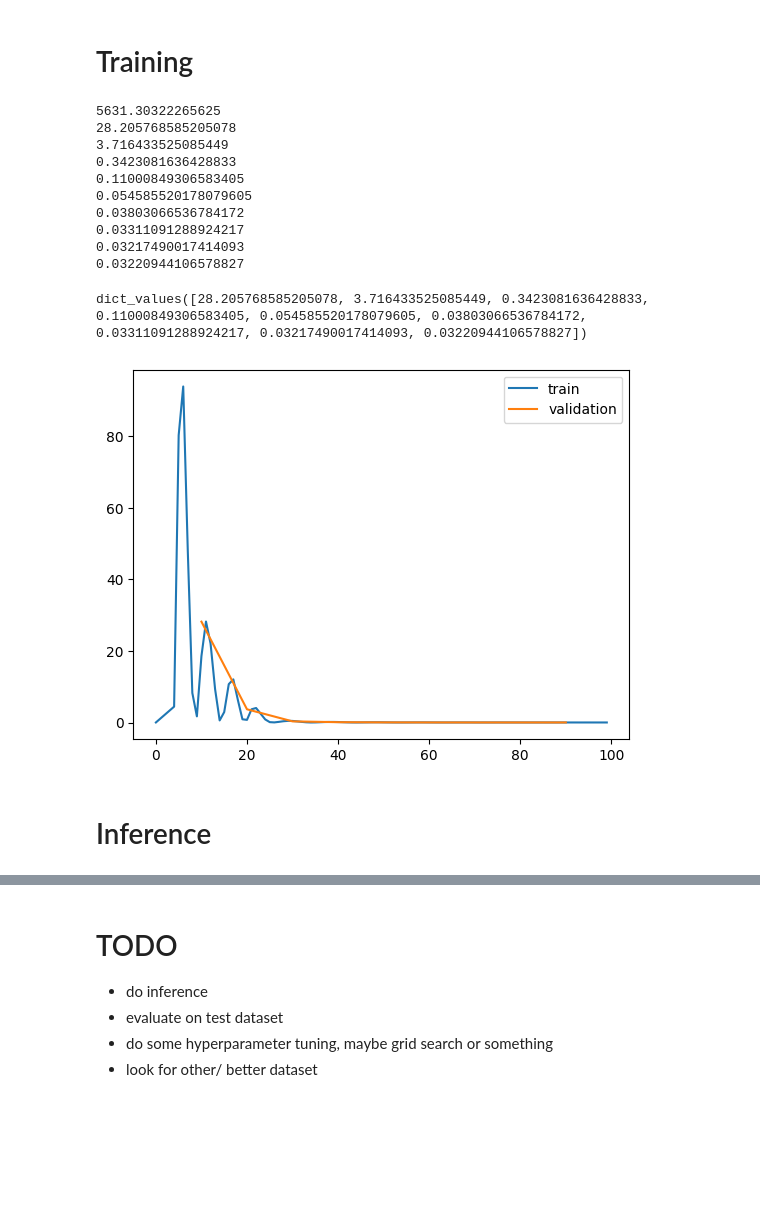
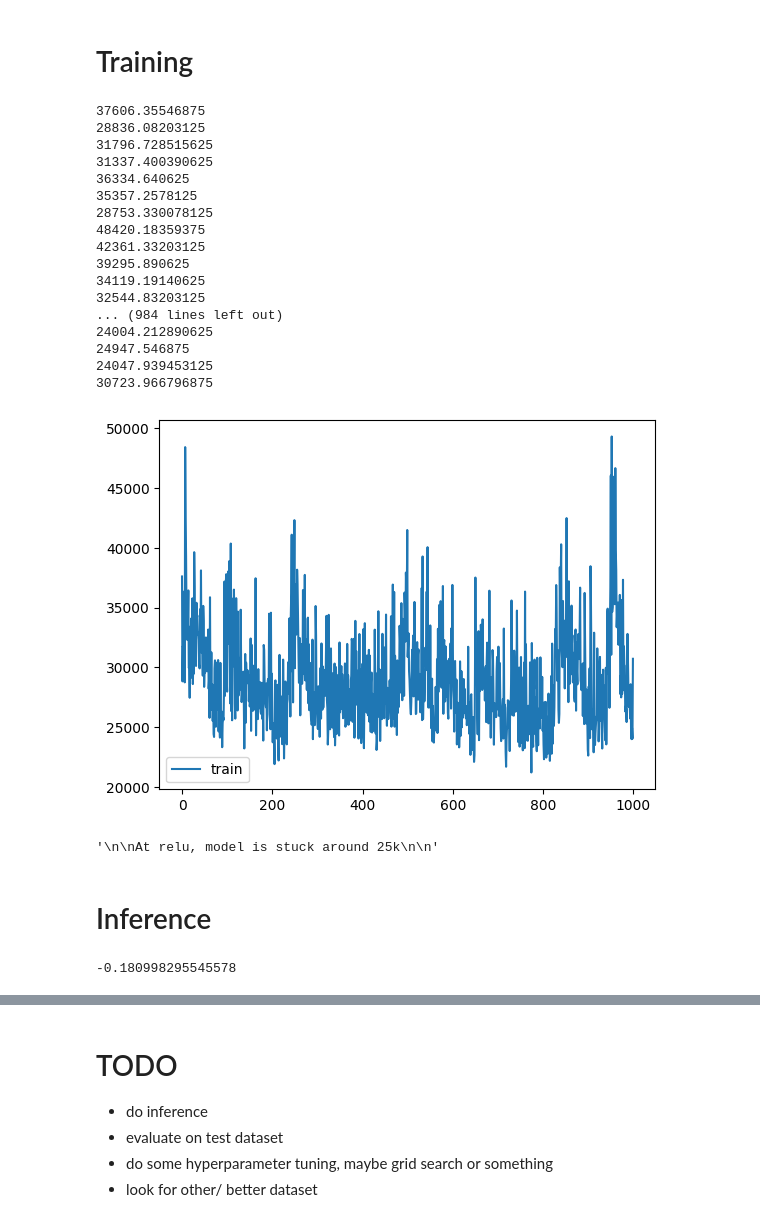
Before and after one commit to Arjun-G-Ravi/AI-Chess, a Jupyter notebook: chessEngineTrainer.ipynb, the cells around one changed output, grey strips where cells are left out. Drawn from its saved outputs; the diff is of its cells as text; code cells hidden in the pictures; blank space fills up the shorter version.

```diff
--- a/chessEngineTrainer.ipynb
+++ b/chessEngineTrainer.ipynb
@@ -7,7 +7,7 @@ import matplotlib.pyplot as plt
 # %% [markdown]
 # Preprocessing
 # %%
-df = pd.read_csv('fen_analysis.csv').sample(frac=1) # This shuffles the rows
+df = pd.read_csv('fen_analysis.csv').sample(frac=1)[:30000] # This shuffles the rows
 df
 # %% [output]
 |  | fen_value | score |
@@ -72,16 +72,19 @@ y = y[test_split:]
 # Training
 # %%
 # hyperparameters
-lr = 0.01
-num_steps = 100
-bs = 12800
+lr = 0.05
+num_steps = 1000
+bs = 128000*4
 # allowed_error = 100 #
+d1 = {1:10, 2:20}
+if bs > len(X): bs = len(X)
 # %%
 model = MLPEngine(embedding_dim=32).to(device)
 loss_category = nn.MSELoss()
-optimiser = torch.optim.Adam(model.parameters(), lr = lr)
-# model.compile()
+optimiser = torch.optim.AdamW(model.parameters(), lr = lr)
+model.compile()
 # %%
+model.train()
 train_history = {}
 val_history = {}
 for step_i in range(num_steps):
@@ -92,40 +95,52 @@ for step_i in range(num_steps):
     # print(y_pred.shape, y_batch.shape)
     loss = loss_category(y_pred, y_batch)
     # print(loss.item())
-    if loss.item() < 100:
-        train_history[step_i] = loss.item()
+    train_history[step_i] = loss.item()
     loss.backward()
     optimiser.step()
+    print(loss.item())
 
-    if step_i % 10 == 0:
+    if step_i > 200: lr = 0.001
+
+    if step_i % 100 == 0:
         # validation phase
         y_pred = model(X_val).view(val_split)
         # print(y_pred.shape, y_batch.shape)
         loss = loss_category(y_pred, y_val)
-        print(loss.item())
-        if loss.item() < 100:
-            val_history[step_i] = loss.item()
+        # print(loss.item())
+        val_history[step_i] = loss.item()
 # %% [output]
-5631.30322265625
-28.205768585205078
-3.716433525085449
-0.3423081636428833
-0.11000849306583405
-0.054585520178079605
-0.03803066536784172
-0.03311091288924217
-0.03217490017414093
-0.03220944106578827
+37606.35546875
+28836.08203125
+31796.728515625
+31337.400390625
+36334.640625
+35357.2578125
+28753.330078125
+48420.18359375
+42361.33203125
+39295.890625
+34119.19140625
+32544.83203125
+... (984 lines left out)
+24004.212890625
+24947.546875
+24047.939453125
+30723.966796875
-# %%
-val_history.values()
-# %% [output]
-dict_values([28.205768585205078, 3.716433525085449, 0.3423081636428833, 0.11000849306583405, 0.054585520178079605, 0.03803066536784172, 0.03311091288924217, 0.03217490017414093, 0.03220944106578827])
 # %%
 plt.plot(train_history.keys(), train_history.values(), label='train')
-plt.plot(val_history.keys(), val_history.values(), label='validation')
+# plt.plot(val_history.keys(), val_history.values(), label='validation')
 plt.legend()
 plt.show()
 # %% [output]
-[figure, old version]
+[figure, new version]
+# %%
+'''
+
+At relu, model is stuck around 25k
+
+'''
+# %% [output]
+'\n\nAt relu, model is stuck around 25k\n\n'
 # %% [markdown]
 # Inference
@@ -131,0 +161,4 @@ plt.show()
+# %%
+get_score(fen_sample)
+# %% [output]
+-0.180998295545578
```
Also changed, not shown: parts of 6 cells of this notebook, 2 other files.
